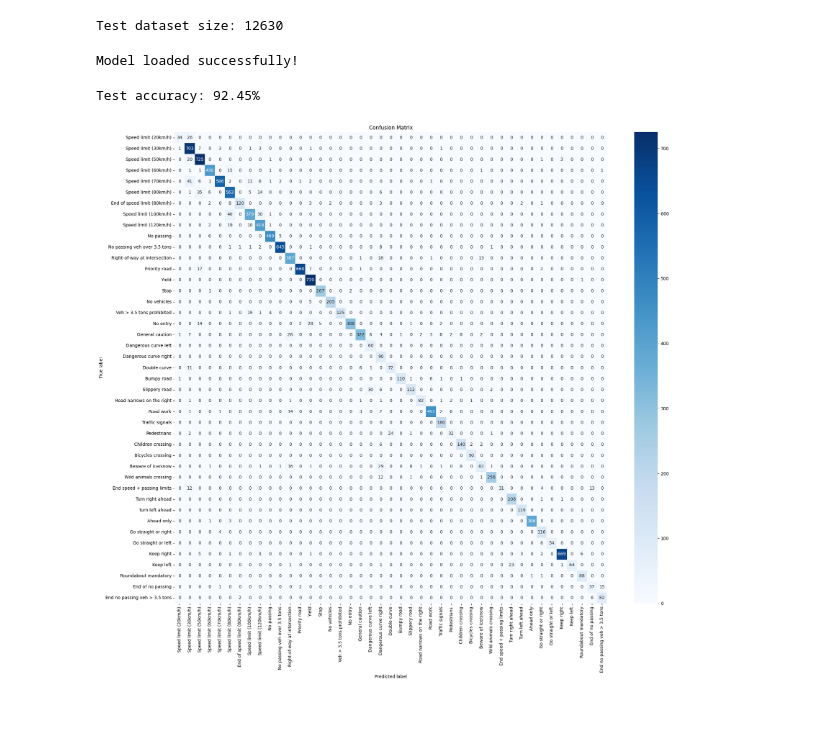
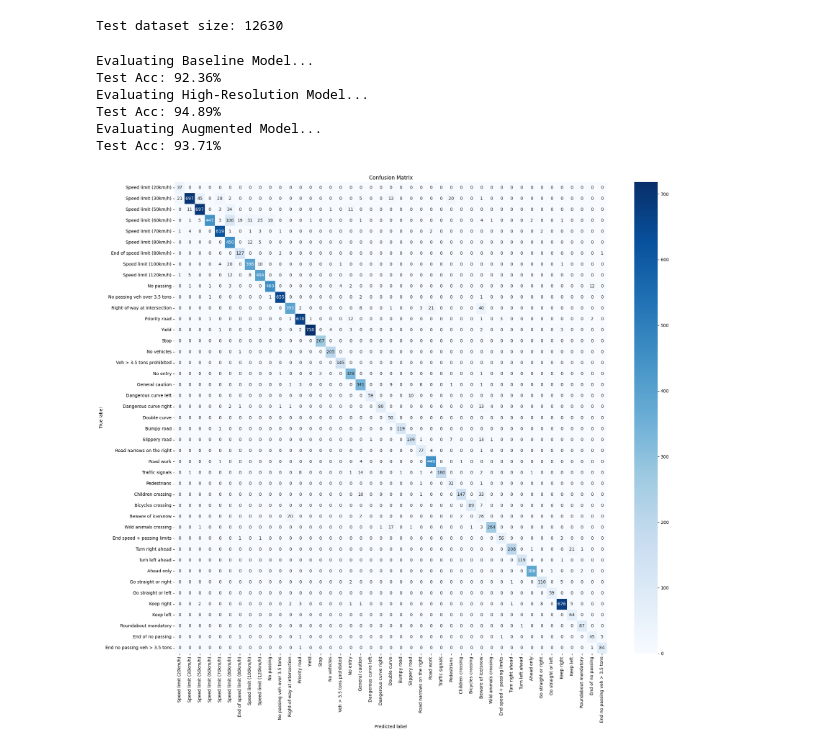
Before and after one commit to Katameqqe/GTSRB-cnn, a Jupyter notebook: test.ipynb, the cells around one changed output. Saved outputs shown, nothing was run; the diff lists cells and outputs as text; code cells hidden in the pictures; blank space fills up the shorter version.

```diff
--- a/test.ipynb
+++ b/test.ipynb
@@ -107,31 +130,3 @@ class TrafficSignCNN(nn.Module):
         x = self.features(x)
         x = self.classifier(x)
         return x
-# %%
-model = TrafficSignCNN(num_classes=NUM_CLASSES)
-model.load_state_dict(torch.load(MODEL_PATH, map_location=device))
-model.to(device)
-model.eval()
-print("Model loaded successfully!")
-# %% [output]
-Model loaded successfully!
-# %%
-all_preds = []
-all_labels = []
-
-with torch.no_grad():
-    for images, labels in test_loader:
-        images = images.to(device)
-        outputs = model(images)
-        _, preds = torch.max(outputs, 1)
-
-        all_preds.extend(preds.cpu().numpy())
-        all_labels.extend(labels.numpy())
-
-all_preds = np.array(all_preds)
-all_labels = np.array(all_labels)
-
-accuracy = (all_preds == all_labels).mean()
-print(f"Test accuracy: {accuracy * 100:.2f}%")
-# %% [output]
-Test accuracy: 92.45%
@@ -138,23 +156,53 @@ Test accuracy: 92.45%
+# %%
+results = {}
+
+print("Evaluating Baseline Model...")
+model_base = TrafficSignCNN(num_classes=43, dropout_p=0.5).to(device)
+model_base.load_state_dict(torch.load("baseline_model_gtsrb.pth", map_location=device))
+acc_base, preds_base, labels_base = evaluate_model(model_base, test_loader)
+results["Baseline Model"] = acc_base
+print(f"Test Acc: {acc_base:.2f}%")
+
+print("Evaluating High-Resolution Model...")
+model_high_res = TrafficSignCNN(num_classes=43, input_s=64).to(device)
+model_high_res.load_state_dict(torch.load("high_res_model_gtsrb.pth", map_location=device))
+acc_high_res, preds_high_res, labels_high_res = evaluate_model(model_high_res, test_loader_48)
+results["48x48 High-Res Model"] = acc_high_res
+print(f"Test Acc: {acc_high_res:.2f}%")
+
+print("Evaluating Augmented Model...")
+model_aug = TrafficSignCNN(num_classes=43, dropout_p=0.5).to(device) # or whatever dropout you used
+model_aug.load_state_dict(torch.load("augment_model_gtsrb.pth", map_location=device))
+acc_aug, preds_aug, labels_aug = evaluate_model(model_aug, test_loader)
+results["Data Augmented Model"] = acc_aug
+print(f"Test Acc: {acc_aug:.2f}%")
+# %% [output]
+Evaluating Baseline Model...
+Test Acc: 92.36%
+Evaluating High-Resolution Model...
+Test Acc: 94.89%
+Evaluating Augmented Model...
+Test Acc: 93.71%
 # %%
-cm = confusion_matrix(all_labels, all_preds, labels=list(range(NUM_CLASSES)))
+cm = confusion_matrix(preds_base, labels_base, labels=list(range(NUM_CLASSES)))
 
 plt.figure(figsize=(20, 18))
 sns.heatmap(
     cm,
     annot=True,
     fmt="d",
     cmap="Blues",
     cbar=True,
     xticklabels=[classes[i] for i in range(NUM_CLASSES)],
     yticklabels=[classes[i] for i in range(NUM_CLASSES)],
 )
 plt.xticks(rotation=90)
 plt.yticks(rotation=0)
 plt.title("Confusion Matrix")
 plt.xlabel("Predicted label")
 plt.ylabel("True label")
 plt.tight_layout()
 plt.savefig("test_confusion_matrix.png", dpi=300)
 plt.show()
 # %% [output]
-[figure, old version]
+[figure, new version]
```
Also changed, not shown: parts of 9 cells of this notebook, 2 other files.
